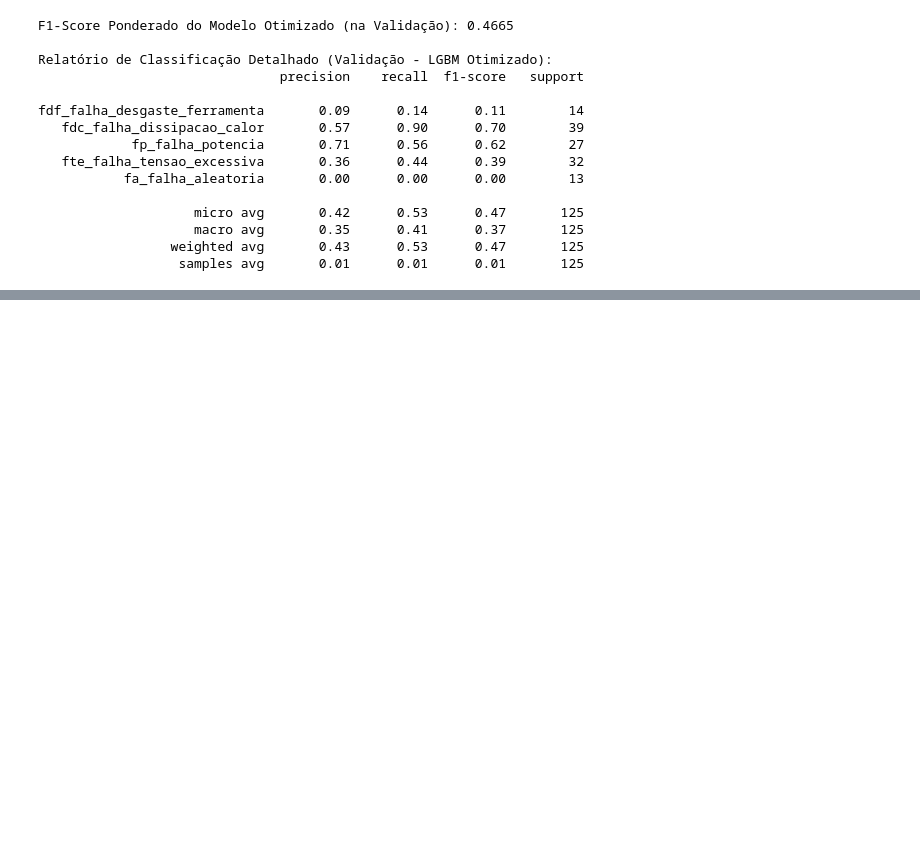
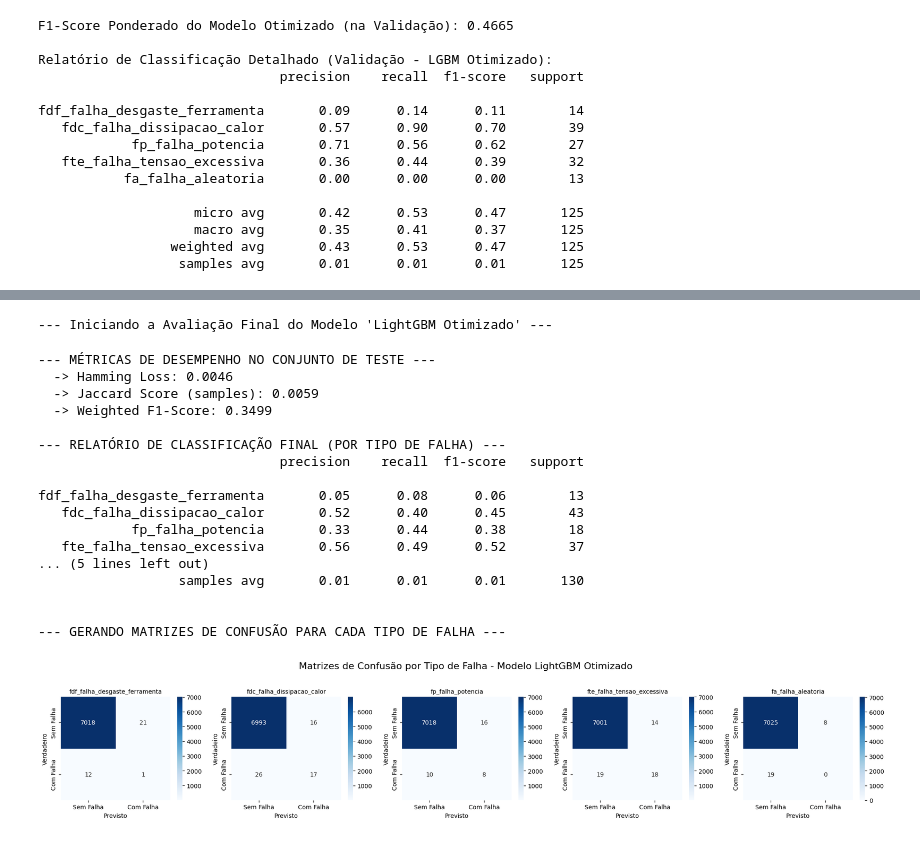
Before and after one commit to paula-33/Bootcamp_DS, a Jupyter notebook: 03_Multirrotulo.ipynb, the cells around one changed output, grey strips where cells are left out. Saved outputs shown, nothing was run; the diff lists cells and outputs as text; code cells hidden in the pictures; blank space fills up the shorter version.

```diff
--- a/03_Multirrotulo.ipynb
+++ b/03_Multirrotulo.ipynb
@@ -909,27 +941,0 @@ Fitting 5 folds for each of 50 candidates, totalling 250 fits
-# %%
-
-
-# ==============================================================================
-# 4. CONCLUSÃO DA SESSÃO DE OTIMIZAÇÃO
-# ==============================================================================
-print("\n\n--- Comparativo Final Após Otimização (no Conjunto de Validação) ---")
-
-# Seus resultados da baseline (para comparação)
-baseline_lgbm_f1 = 0.460584
-baseline_xgb_f1 = 0.374331
-
-print(f"LightGBM Baseline: {baseline_lgbm_f1:.4f}  |  LightGBM Otimizado: {f1_val_lgbm:.4f}")
-print(f"XGBoost Baseline:  {baseline_xgb_f1:.4f}  |  XGBoost Otimizado:  {f1_val_xgb:.4f}")
-
-# Decisão do modelo campeão final
-if f1_val_lgbm > f1_val_xgb:
-    modelo_campeao = best_lgbm_model
-    nome_campeao = "LightGBM Otimizado"
-    f1_campeao = f1_val_lgbm
-else:
-    modelo_campeao = best_xgb_model
-    nome_campeao = "XGBoost Otimizado"
-    f1_campeao = f1_val_xgb
-
-print(f"\nO modelo campeão após a otimização é o '{nome_campeao}' com um F1-Score de {f1_campeao:.4f} no conjunto de validação.")
-print("\nPróximo passo: Avaliar este modelo final no conjunto de TESTE para obter a performance final do projeto.")
@@ -938,7 +966,7 @@ print("\nPróximo passo: Avaliar este modelo final no conjunto de TESTE para obt
 # SESSÃO 04: AVALIAÇÃO FINAL NO CONJUNTO DE TESTE
 # ==============================================================================
 
-# --- 0. Importações Adicionais (se necessário) ---
+# --- 0. Importações Adicional (se necessário) ---
 # Geralmente, as métricas e bibliotecas de visualização já foram importadas.
 # Apenas para garantir a autonomia do script:
 from sklearn.metrics import hamming_loss, jaccard_score, classification_report, f1_score, confusion_matrix
@@ -967,9 +995,9 @@ y_pred_test = modelo_campeao.predict(X_test)
 # ter uma avaliação consistente e imparcial do desempenho do modelo.
 
 print("\n--- MÉTRICAS DE DESEMPENHO NO CONJUNTO DE TESTE ---")
-final_h_loss = hamming_loss(y_test, y_pred_test)
-final_j_score = jaccard_score(y_test, y_pred_test, average='samples')
-final_f1_w = f1_score(y_test, y_pred_test, average='weighted')
+final_h_loss = hamming_loss(y_test_cleaned_for_eval, y_pred_test)
+final_j_score = jaccard_score(y_test_cleaned_for_eval, y_test_pred, average='samples')
+final_f1_w = f1_score(y_test_cleaned_for_eval, y_test_pred, average='weighted')
 
 print(f"  -> Hamming Loss: {final_h_loss:.4f}")
 print(f"  -> Jaccard Score (samples): {final_j_score:.4f}")
@@ -981,32 +1009,52 @@ print(f"  -> Weighted F1-Score: {final_f1_w:.4f}")
 # modelo é forte e onde ele pode ter dificuldades.
 
 print("\n--- RELATÓRIO DE CLASSIFICAÇÃO FINAL (POR TIPO DE FALHA) ---")
-final_report = classification_report(y_test, y_pred_test, target_names=target_cols, zero_division=0)
+final_report = classification_report(y_test_cleaned_for_eval, y_pred_test, target_names=target_cols, zero_division=0)
 print(final_report)
 
 # --- 4. Análise Visual com Matrizes de Confusão ---
 # Justificativa: A matriz de confusão nos dá uma visão clara dos acertos e
 # erros para cada classe. Para problemas multi-label, geramos uma matriz
 # para cada tipo de falha.
 
 print("\n--- GERANDO MATRIZES DE CONFUSÃO PARA CADA TIPO DE FALHA ---")
 fig, axes = plt.subplots(1, len(target_cols), figsize=(20, 4))
 fig.suptitle(f'Matrizes de Confusão por Tipo de Falha - Modelo {nome_campeao}', fontsize=16)
 
 for i, col in enumerate(target_cols):
     # Extrai os valores verdadeiros e previstos para a falha atual
-    true_labels = y_test[col]
+    true_labels = y_test_cleaned_for_eval[col]
     pred_labels = y_pred_test[:, i]
 
     # Gera a matriz de confusão
     cm = confusion_matrix(true_labels, pred_labels)
 
     sns.heatmap(cm, annot=True, fmt='d', cmap='Blues', ax=axes[i],
                 xticklabels=['Sem Falha', 'Com Falha'],
                 yticklabels=['Sem Falha', 'Com Falha'])
     axes[i].set_title(col, fontsize=10)
     axes[i].set_ylabel('Verdadeiro')
     axes[i].set_xlabel('Previsto')
 
 plt.tight_layout(rect=[0, 0.03, 1, 0.95])
 plt.show()
+# %% [output]
+--- Iniciando a Avaliação Final do Modelo 'LightGBM Otimizado' ---
+--- MÉTRICAS DE DESEMPENHO NO CONJUNTO DE TESTE ---
+  -> Hamming Loss: 0.0046
+  -> Jaccard Score (samples): 0.0059
+  -> Weighted F1-Score: 0.3499
+
+--- RELATÓRIO DE CLASSIFICAÇÃO FINAL (POR TIPO DE FALHA) ---
+                               precision    recall  f1-score   support
+
+fdf_falha_desgaste_ferramenta       0.05      0.08      0.06        13
+   fdc_falha_dissipacao_calor       0.52      0.40      0.45        43
+            fp_falha_potencia       0.33      0.44      0.38        18
+   fte_falha_tensao_excessiva       0.56      0.49      0.52        37
+... (5 lines left out)
+                  samples avg       0.01      0.01      0.01       130
+
+
+--- GERANDO MATRIZES DE CONFUSÃO PARA CADA TIPO DE FALHA ---
+[figure, added]
```
Also changed, not shown: parts of 7 cells of this notebook.
